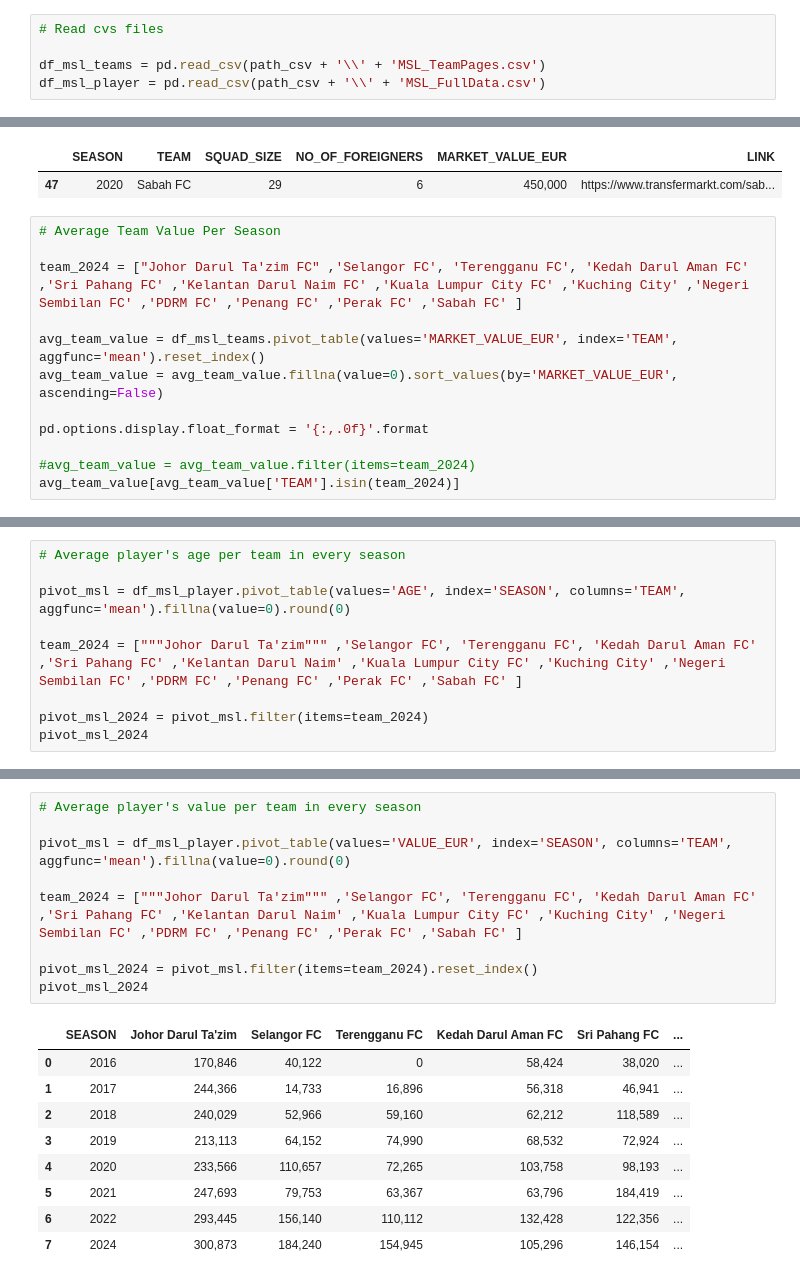
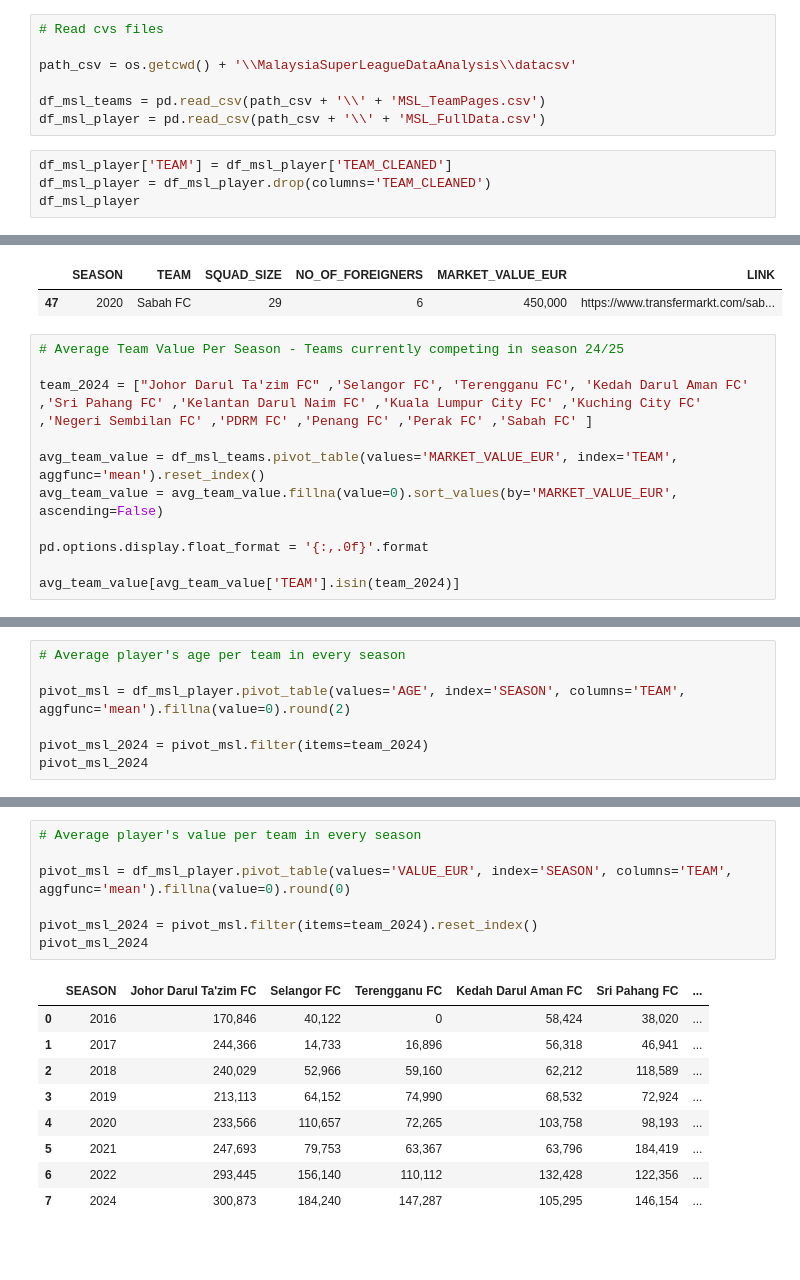
Before and after one commit to IzzatZanail/MalaysiaSuperLeagueDataAnalysis, a Jupyter notebook: MalaysiaSuperLeagueDataAnalysis.ipynb, the cells around one changed output, grey strips where cells are left out. Drawn from its saved outputs; the diff is of its cells as text; blank space fills up the shorter version.

```diff
--- a/MalaysiaSuperLeagueDataAnalysis.ipynb
+++ b/MalaysiaSuperLeagueDataAnalysis.ipynb
@@ -21,5 +18,11 @@ path_csv = 'C:\\Users\\izzat\\OneDrive\\Desktop\\MalaysiaSuperLeague_Transfermrk
 # %%
 # Read cvs files
 
+path_csv = os.getcwd() + '\\MalaysiaSuperLeagueDataAnalysis\\datacsv'
+
 df_msl_teams = pd.read_csv(path_csv + '\\' + 'MSL_TeamPages.csv')
 df_msl_player = pd.read_csv(path_csv + '\\' + 'MSL_FullData.csv')
+# %%
+df_msl_player['TEAM'] = df_msl_player['TEAM_CLEANED']
+df_msl_player = df_msl_player.drop(columns='TEAM_CLEANED')
+df_msl_player
@@ -104,16 +129,15 @@ df_msl_teams[df_msl_teams['MARKET_VALUE_EUR'] == lowest_value]
 |  | SEASON | TEAM | SQUAD_SIZE | NO_OF_FOREIGNERS | MARKET_VALUE_EUR | LINK |
 | 47 | 2020 | Sabah FC | 29 | 6 | 450,000 | https://www.transfermarkt.com/sab... |
 # %%
-# Average Team Value Per Season
+# Average Team Value Per Season - Teams currently competing in season 24/25
 
-team_2024 = ["Johor Darul Ta'zim FC" ,'Selangor FC', 'Terengganu FC', 'Kedah Darul Aman FC' ,'Sri Pahang FC' ,'Kelantan Darul Naim FC' ,'Kuala Lumpur City FC' ,'Kuching City' ,'Negeri Sembilan FC' ,'PDRM FC' ,'Penang FC' ,'Perak FC' ,'Sabah FC' ]
+team_2024 = ["Johor Darul Ta'zim FC" ,'Selangor FC', 'Terengganu FC', 'Kedah Darul Aman FC' ,'Sri Pahang FC' ,'Kelantan Darul Naim FC' ,'Kuala Lumpur City FC' ,'Kuching City FC' ,'Negeri Sembilan FC' ,'PDRM FC' ,'Penang FC' ,'Perak FC' ,'Sabah FC' ]
 
 avg_team_value = df_msl_teams.pivot_table(values='MARKET_VALUE_EUR', index='TEAM', aggfunc='mean').reset_index()
 avg_team_value = avg_team_value.fillna(value=0).sort_values(by='MARKET_VALUE_EUR', ascending=False)
 
 pd.options.display.float_format = '{:,.0f}'.format
 
-#avg_team_value = avg_team_value.filter(items=team_2024)
 avg_team_value[avg_team_value['TEAM'].isin(team_2024)]
 # %% [output]
 |  | TEAM | MARKET_VALUE_EUR |
@@ -273,9 +302,7 @@ season_2024[season_2024['AGE'] == oldest_2024]
 # %%
 # Average player's age per team in every season
 
-pivot_msl = df_msl_player.pivot_table(values='AGE', index='SEASON', columns='TEAM', aggfunc='mean').fillna(value=0).round(0)
-
-team_2024 = ["""Johor Darul Ta'zim""" ,'Selangor FC', 'Terengganu FC', 'Kedah Darul Aman FC' ,'Sri Pahang FC' ,'Kelantan Darul Naim' ,'Kuala Lumpur City FC' ,'Kuching City' ,'Negeri Sembilan FC' ,'PDRM FC' ,'Penang FC' ,'Perak FC' ,'Sabah FC' ]
+pivot_msl = df_msl_player.pivot_table(values='AGE', index='SEASON', columns='TEAM', aggfunc='mean').fillna(value=0).round(2)
 
 pivot_msl_2024 = pivot_msl.filter(items=team_2024)
 pivot_msl_2024
@@ -293,14 +320,12 @@ pivot_msl_2024
 # %%
 # Average player's value per team in every season
 
 pivot_msl = df_msl_player.pivot_table(values='VALUE_EUR', index='SEASON', columns='TEAM', aggfunc='mean').fillna(value=0).round(0)
 
-team_2024 = ["""Johor Darul Ta'zim""" ,'Selangor FC', 'Terengganu FC', 'Kedah Darul Aman FC' ,'Sri Pahang FC' ,'Kelantan Darul Naim' ,'Kuala Lumpur City FC' ,'Kuching City' ,'Negeri Sembilan FC' ,'PDRM FC' ,'Penang FC' ,'Perak FC' ,'Sabah FC' ]
-
 pivot_msl_2024 = pivot_msl.filter(items=team_2024).reset_index()
 pivot_msl_2024
 # %% [output]
-|  | SEASON | Johor Darul Ta'zim | Selangor FC | Terengganu FC | Kedah Darul Aman FC | Sri Pahang FC | ... |
+|  | SEASON | Johor Darul Ta'zim FC | Selangor FC | Terengganu FC | Kedah Darul Aman FC | Sri Pahang FC | ... |
 | 0 | 2016 | 170,846 | 40,122 | 0 | 58,424 | 38,020 | ... |
 | 1 | 2017 | 244,366 | 14,733 | 16,896 | 56,318 | 46,941 | ... |
 | 2 | 2018 | 240,029 | 52,966 | 59,160 | 62,212 | 118,589 | ... |
@@ -308,4 +333,4 @@ pivot_msl_2024
 | 4 | 2020 | 233,566 | 110,657 | 72,265 | 103,758 | 98,193 | ... |
 | 5 | 2021 | 247,693 | 79,753 | 63,367 | 63,796 | 184,419 | ... |
 | 6 | 2022 | 293,445 | 156,140 | 110,112 | 132,428 | 122,356 | ... |
-| 7 | 2024 | 300,873 | 184,240 | 154,945 | 105,296 | 146,154 | ... |
+| 7 | 2024 | 300,873 | 184,240 | 147,287 | 105,295 | 146,154 | ... |
```
Also changed, not shown: parts of 18 cells of this notebook.
